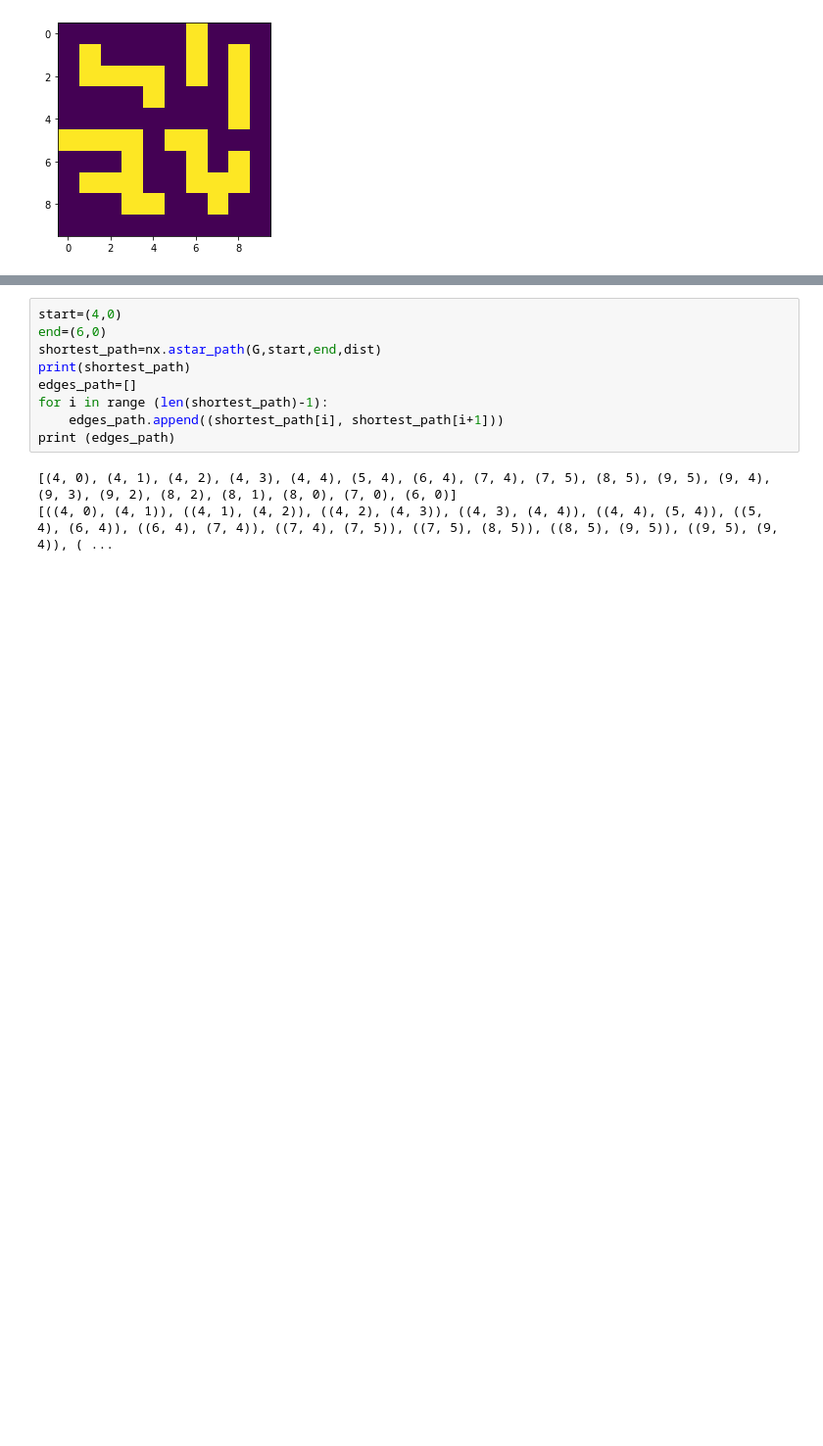
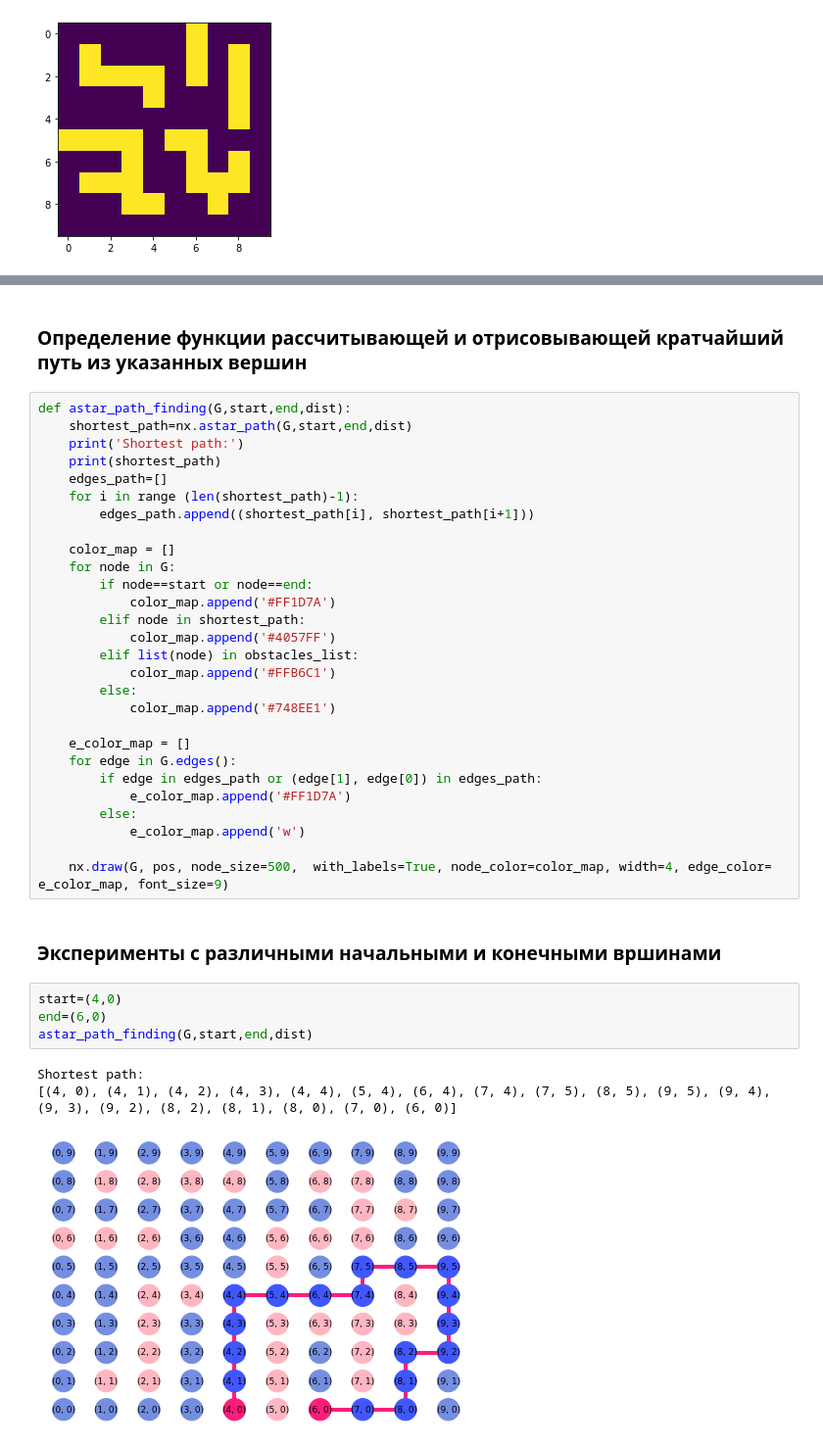
Before and after one commit to ChrisLisbon/ITMO_algorithms_classes, a Jupyter notebook: lab6.ipynb, the cells around one changed output, grey strips where cells are left out. Shown: that part at 98% size. Cells and saved outputs as stored; diff of their text form; blank space fills up the shorter version.

```diff
--- a/lab6.ipynb
+++ b/lab6.ipynb
@@ -141,14 +146,42 @@ labels = nx.get_edge_attributes(G,'weight')
 # %% [output]
 [figure]
+# %% [markdown]
+### Определение функции рассчитывающей и отрисовывающей кратчайший путь из указанных вершин
+# %%
+def astar_path_finding(G,start,end,dist):
+    shortest_path=nx.astar_path(G,start,end,dist)
+    print('Shortest path:')
+    print(shortest_path)
+    edges_path=[]
+    for i in range (len(shortest_path)-1):
+        edges_path.append((shortest_path[i], shortest_path[i+1]))
+
+    color_map = []
+    for node in G:
+        if node==start or node==end:
+            color_map.append('#FF1D7A')
+        elif node in shortest_path:
+            color_map.append('#4057FF')
+        elif list(node) in obstacles_list:
+            color_map.append('#FFB6C1')
+        else:
+            color_map.append('#748EE1')
+
+    e_color_map = []
+    for edge in G.edges():
+        if edge in edges_path or (edge[1], edge[0]) in edges_path:
+            e_color_map.append('#FF1D7A')
+        else:
+            e_color_map.append('w')
+
+    nx.draw(G, pos, node_size=500,  with_labels=True, node_color=color_map, width=4, edge_color= e_color_map, font_size=9)
+# %% [markdown]
+### Эксперименты с различными начальными и конечными вршинами
 # %%
 start=(4,0)
 end=(6,0)
-shortest_path=nx.astar_path(G,start,end,dist)
-print(shortest_path)
-edges_path=[]
-for i in range (len(shortest_path)-1):
-    edges_path.append((shortest_path[i], shortest_path[i+1]))
-print (edges_path)
+astar_path_finding(G,start,end,dist)
 # %% [output]
+Shortest path:
 [(4, 0), (4, 1), (4, 2), (4, 3), (4, 4), (5, 4), (6, 4), (7, 4), (7, 5), (8, 5), (9, 5), (9, 4), (9, 3), (9, 2), (8, 2), (8, 1), (8, 0), (7, 0), (6, 0)]
-[((4, 0), (4, 1)), ((4, 1), (4, 2)), ((4, 2), (4, 3)), ((4, 3), (4, 4)), ((4, 4), (5, 4)), ((5, 4), (6, 4)), ((6, 4), (7, 4)), ((7, 4), (7, 5)), ((7, 5), (8, 5)), ((8, 5), (9, 5)), ((9, 5), (9, 4)), ( ...
+[figure, added]
```
Also changed, not shown: parts of 17 cells of this notebook.
